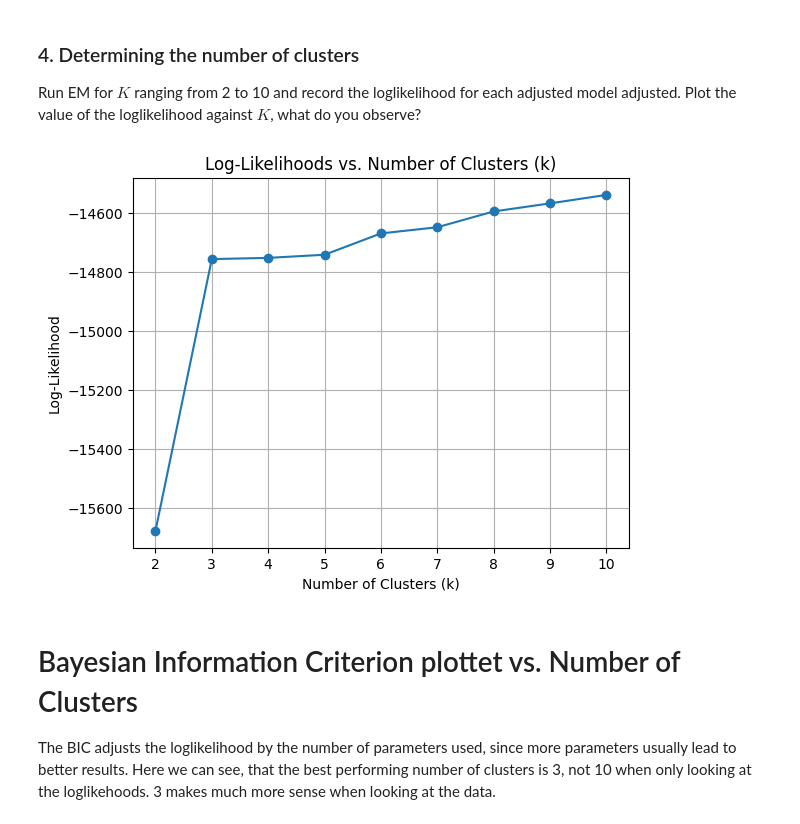
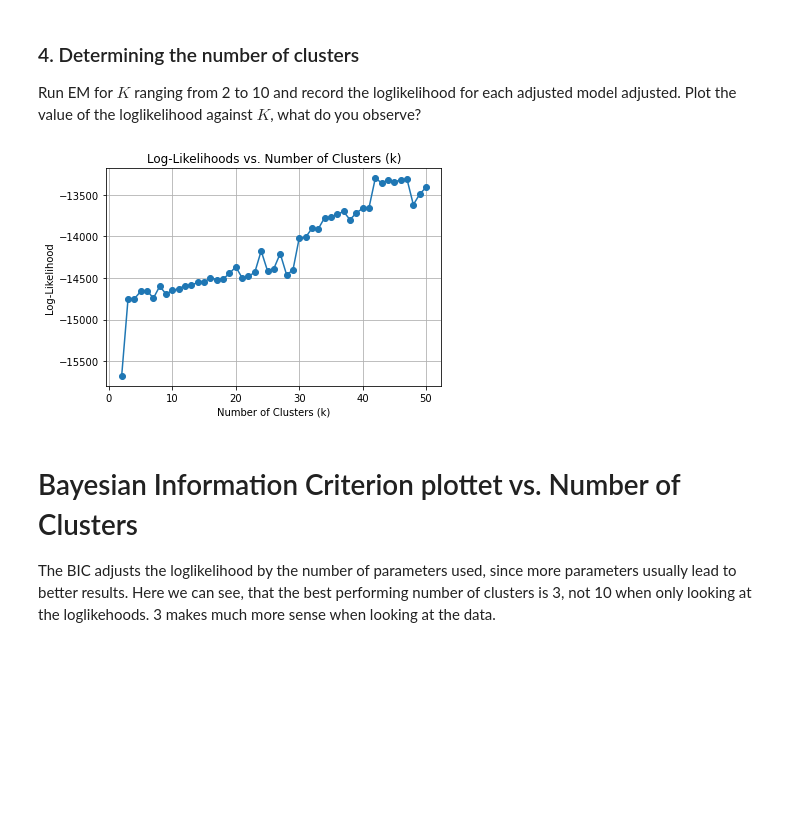
Before and after one commit to Thoribus/APML, a Jupyter notebook: Project 3 - Genome Clustering/Project Mixture model.ipynb, the cells around one changed output. Drawn from its saved outputs; the diff is of its cells as text; code cells hidden in the pictures; blank space fills up the shorter version.

```diff
--- a/Project 3 - Genome Clustering/Project Mixture model.ipynb
+++ b/Project 3 - Genome Clustering/Project Mixture model.ipynb
@@ -338,23 +338,23 @@ def bayesian_information(likelihood, num_parameters, num_data):
 # %%
 ## Write the code here to check the number of clusters.
 import matplotlib.pyplot as plt
 
-k_range = range(2,11)
+k_range = range(2,51)
 log_likelihoods = []
 BIC = []
 for k in k_range:
     rep,error,prior,likelihood,cluster_assignment = EM(simul,k)
     log_likelihoods.append(likelihood[-1])
     num_parameters = k * simul.shape[1] + k - 1
     BIC.append(bayesian_information(likelihood[-1], num_parameters, s.shape[0]))
 plt.plot(k_range, log_likelihoods, marker='o')
 plt.title('Log-Likelihoods vs. Number of Clusters (k)')
 plt.xlabel('Number of Clusters (k)')
 plt.ylabel('Log-Likelihood')
 plt.grid(True)
 plt.show()
 # %% [output]
-[figure, old version]
+[figure, new version]
 # %% [markdown]
 # Bayesian Information Criterion plottet vs. Number of Clusters
 The BIC adjusts the loglikelihood by the number of parameters used, since more parameters usually lead to better results.
```
Also changed, not shown: parts of 14 cells of this notebook, 2 other files.
